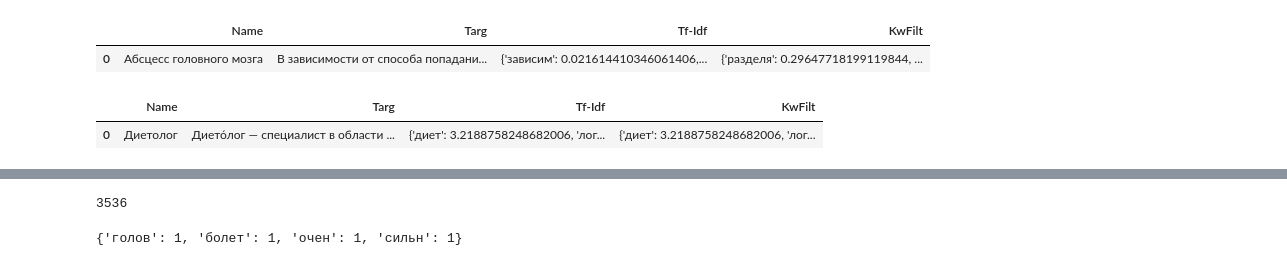
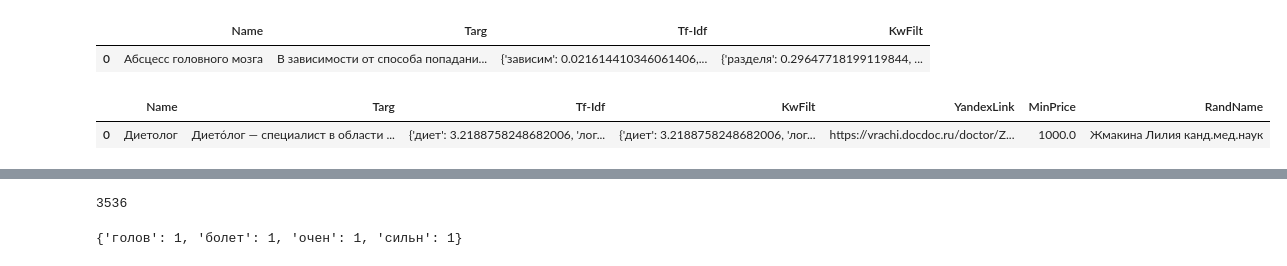
Before and after one commit to maksutovaynur/virushack, a Jupyter notebook: back/data/Predict.ipynb, the cells around one changed output, grey strips where cells are left out. Drawn from its saved outputs; the diff is of its cells as text; code cells hidden in the pictures.

```diff
--- a/back/data/Predict.ipynb
+++ b/back/data/Predict.ipynb
@@ -18,15 +18,15 @@ pd.set_option('display.max_columns', None)
 display(HTML("<style>.container{width: 100%}</style>"))
 # %%
 converters={'Tf-Idf': eval, 'KwFilt': eval}
-Ph2, Sd2, Pd = map(lambda x: pd.read_csv(x, converters=converters), ["pharma2-kw-thr0.010000.csv", "def2-kw-thr0.010000.csv", "prof-kw-thr0.010000.csv"])
+Ph2, Sd2, Pd = map(lambda x: pd.read_csv(x, converters=converters), ["pharma2-kw-thr0.010000.csv", "def2-kw-thr0.010000.csv", "prof-kw-thr0.010000_1.csv"])
 # Ph.loc[:, 'As'] = Ph.loc[:, 'As'].apply(eval)
 display(Sd2.head(1))
 display(Pd.head(1))
 display(Ph2.head(1))
 # %% [output]
 |  | Name | Targ | Tf-Idf | KwFilt |
 | 0 | Абсцесс головного мозга | В зависимости от способа попадани... | {'зависим': 0.021614410346061406,... | {'разделя': 0.29647718199119844, ... |
-|  | Name | Targ | Tf-Idf | KwFilt |
-| 0 | Диетолог | Дието́лог — специалист в области ... | {'диет': 3.2188758248682006, 'лог... | {'диет': 3.2188758248682006, 'лог... |
+|  | Name | Targ | Tf-Idf | KwFilt | YandexLink | MinPrice | RandName |
+| 0 | Диетолог | Дието́лог — специалист в области ... | {'диет': 3.2188758248682006, 'лог... | {'диет': 3.2188758248682006, 'лог... | https://vrachi.docdoc.ru/doctor/Z... | 1000.0 | Жмакина Лилия канд.мед.наук |
 |  | Name | Link | Targ | Contr | Subst | Tf-Idf | KwFilt |
 | 0 | Эскузан | http://drugs.thead.ru/Eskuzan | Хроническая венозная недостаточно... | — повышенная чувствительность к к... | NaN | {'хроническ': 0.00364663959426609... | {'венозн': 0.197470937819912, 'ва... |
```
Also changed, not shown: parts of 2 cells of this notebook, 6 other files.
